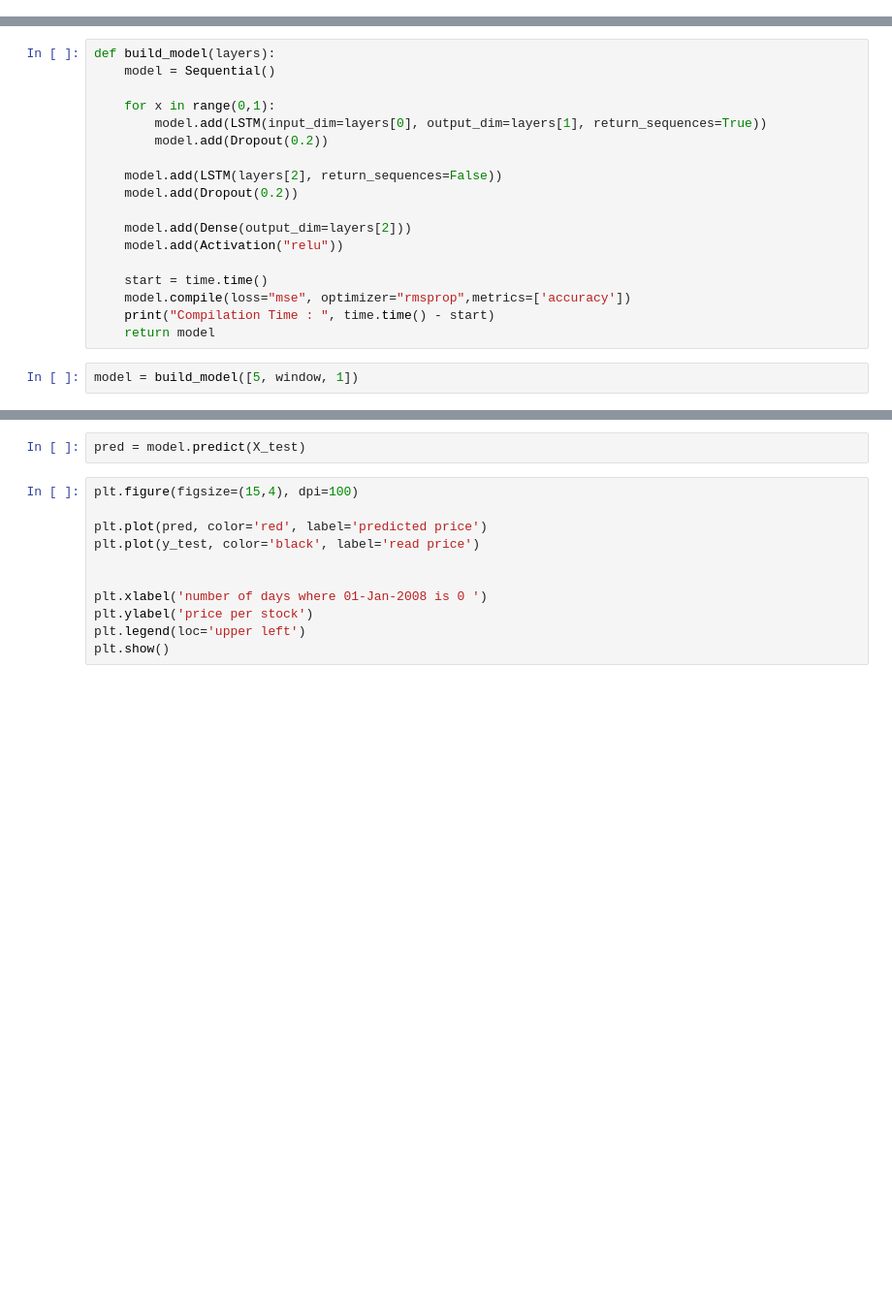
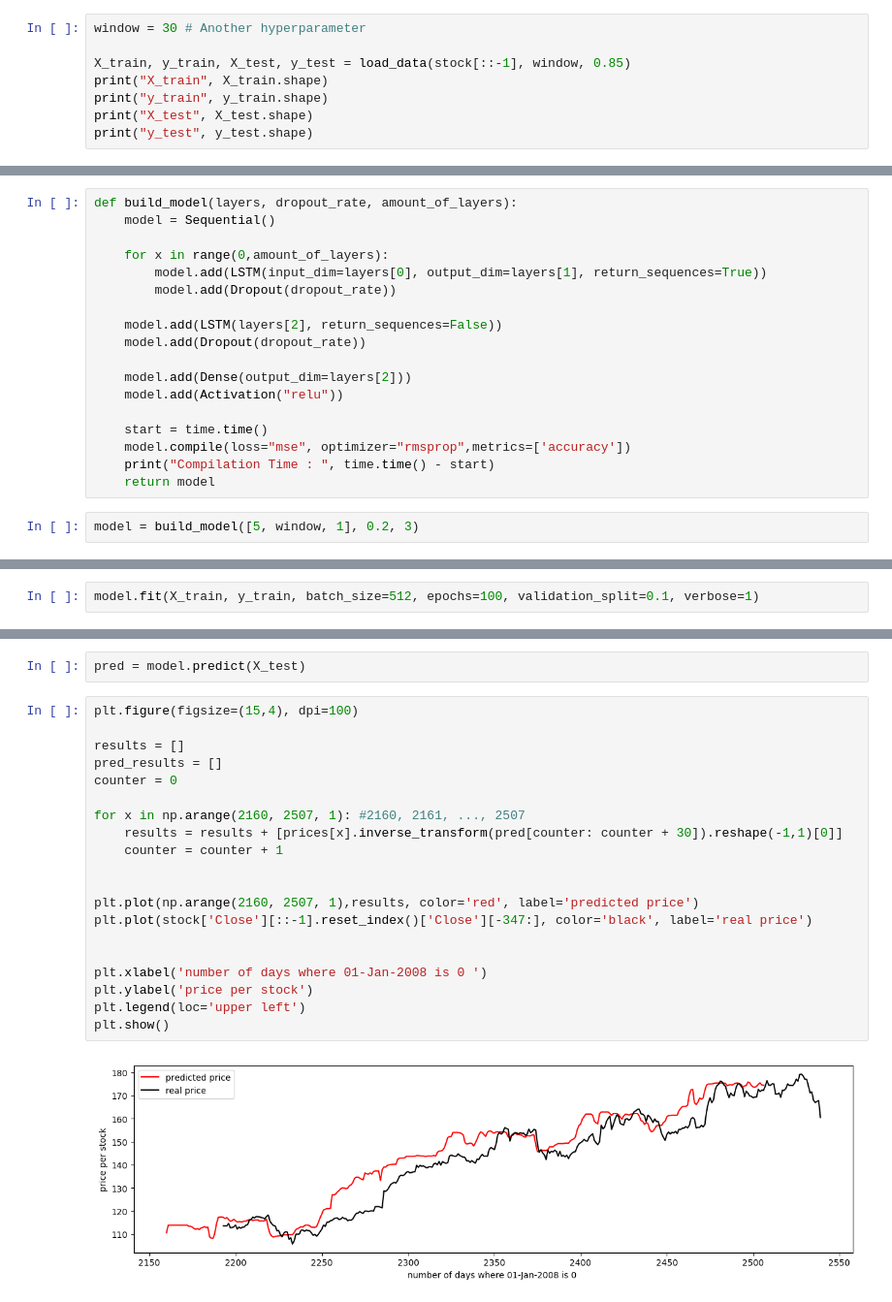
Before and after one commit to ArcticFaded/IntroToRecurrentNeuralNetworks, a Jupyter notebook: Intro2RNNs.ipynb, the cells around one changed output, grey strips where cells are left out. Shown at 97% size. Drawn from its saved outputs; the diff is of its cells as text; blank space fills up the shorter version.

```diff
--- a/Intro2RNNs.ipynb
+++ b/Intro2RNNs.ipynb
@@ -124,3 +142,11 @@ Popularity of Recurrent Neural Networks has been resugring thanks to the inventi
 ![alt text](LSTM_cell.PNG "Title")
 
 LSTM solves the issue of vanishing gradients by making linear changes to the output C_t, while keeping the change within the hidden layer
+# %%
+window = 30 # Another hyperparameter
+
+X_train, y_train, X_test, y_test = load_data(stock[::-1], window, 0.85)
+print("X_train", X_train.shape)
+print("y_train", y_train.shape)
+print("X_test", X_test.shape)
+print("y_test", y_test.shape)
@@ -127,13 +158,13 @@ LSTM solves the issue of vanishing gradients by making linear changes to the out
 # %%
-def build_model(layers):
+def build_model(layers, dropout_rate, amount_of_layers):
     model = Sequential()
 
-    for x in range(0,1):
+    for x in range(0,amount_of_layers):
         model.add(LSTM(input_dim=layers[0], output_dim=layers[1], return_sequences=True))
-        model.add(Dropout(0.2))
+        model.add(Dropout(dropout_rate))
 
     model.add(LSTM(layers[2], return_sequences=False))
-    model.add(Dropout(0.2))
+    model.add(Dropout(dropout_rate))
 
     model.add(Dense(output_dim=layers[2]))
     model.add(Activation("relu"))
@@ -143,4 +174,4 @@ def build_model(layers):
     print("Compilation Time : ", time.time() - start)
     return model
 # %%
-model = build_model([5, window, 1])
+model = build_model([5, window, 1], 0.2, 3)
@@ -146,0 +180,2 @@ model = build_model([5, window, 1])
+# %%
+model.fit(X_train, y_train, batch_size=512, epochs=100, validation_split=0.1, verbose=1)
@@ -155,11 +220,22 @@ pred = model.predict(X_test)
 # %%
 plt.figure(figsize=(15,4), dpi=100)
 
-plt.plot(pred, color='red', label='predicted price')
-plt.plot(y_test, color='black', label='read price')
+results = []
+pred_results = []
+counter = 0
+
+for x in np.arange(2160, 2507, 1): #2160, 2161, ..., 2507
+    results = results + [prices[x].inverse_transform(pred[counter: counter + 30]).reshape(-1,1)[0]]
+    counter = counter + 1
+
+
+plt.plot(np.arange(2160, 2507, 1),results, color='red', label='predicted price')
+plt.plot(stock['Close'][::-1].reset_index()['Close'][-347:], color='black', label='real price')
 
 
 plt.xlabel('number of days where 01-Jan-2008 is 0 ')
 plt.ylabel('price per stock')
 plt.legend(loc='upper left')
 plt.show()
+# %% [output]
+[figure, added]
```
Also changed, not shown: parts of 9 cells of this notebook, 1 other file.
